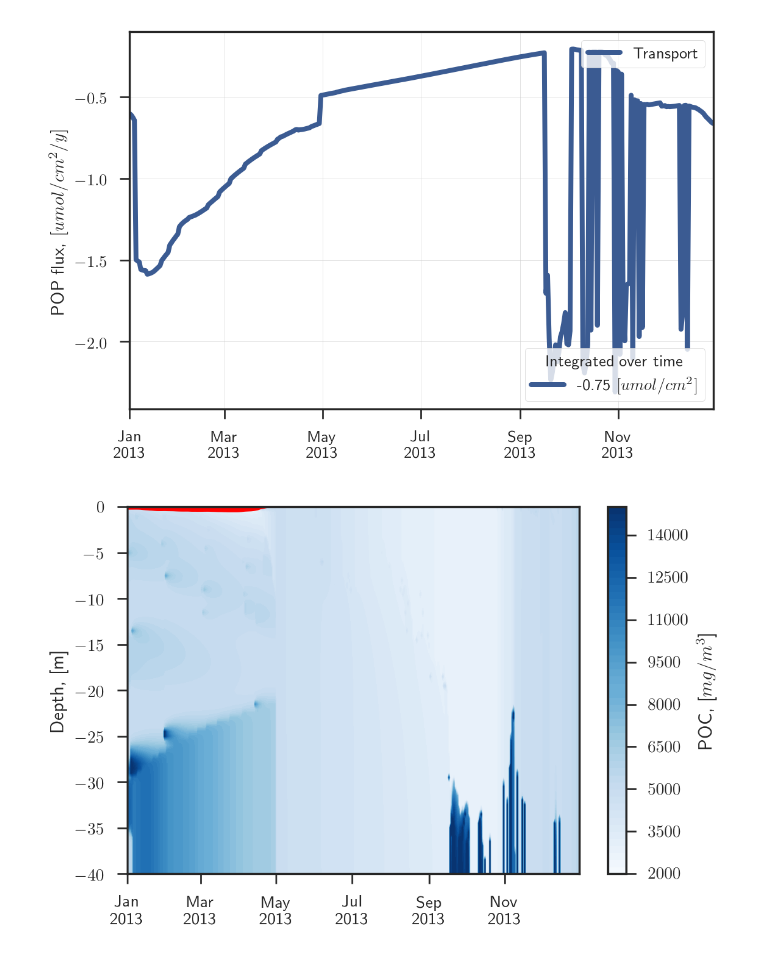
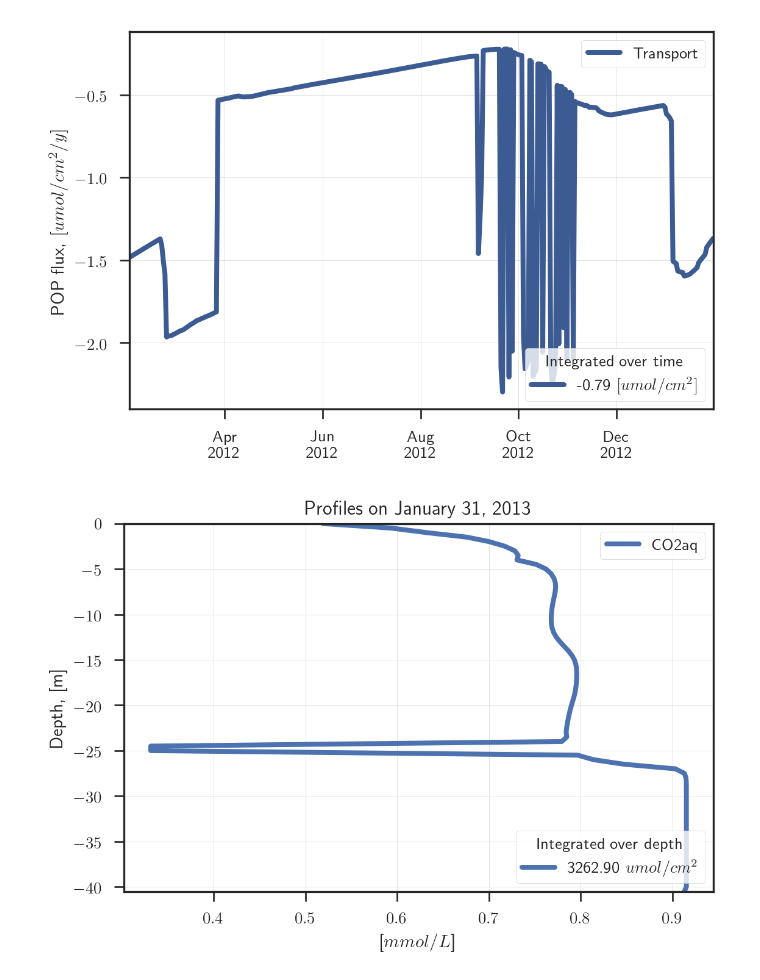
Before and after one commit to biogeochemistry/MyLake_v2_Vansjo, a Jupyter notebook: Postproc_code/plots.ipynb, the cells around one changed output. Cells and saved outputs as stored; diff of their text form; code cells hidden in the pictures.

Commit message:
latest plots and init C

```diff
--- a/Postproc_code/plots.ipynb
+++ b/Postproc_code/plots.ipynb
@@ -21,3 +21,3 @@ str(datetime.now())
 # %%
 from ploting import *
-plotter = ResultsPlotter()
+plotter = ResultsPlotter(f='../IO/MyLakeResults_2.mat')
@@ -40,8 +60,8 @@ plotter.flux('PO4', convert_units=1, years_ago=0, smoothing_factor=0)
 # %%
 plotter.flux('POP', convert_units=1, smoothing_factor=0)
 # %% [output]
-[figure, old version]
+[figure, new version]
 # %%
-plotter.contour_plot('water-column', ['POC'], years_ago=0, convert_units=0)
+plotter.profile('water-column', ['CO2aq'], years_ago=0, convert_units=1)
 # %% [output]
-[figure, old version]
+[figure, new version]
```
Also changed, not shown: parts of 61 cells of this notebook, 6 other files.
